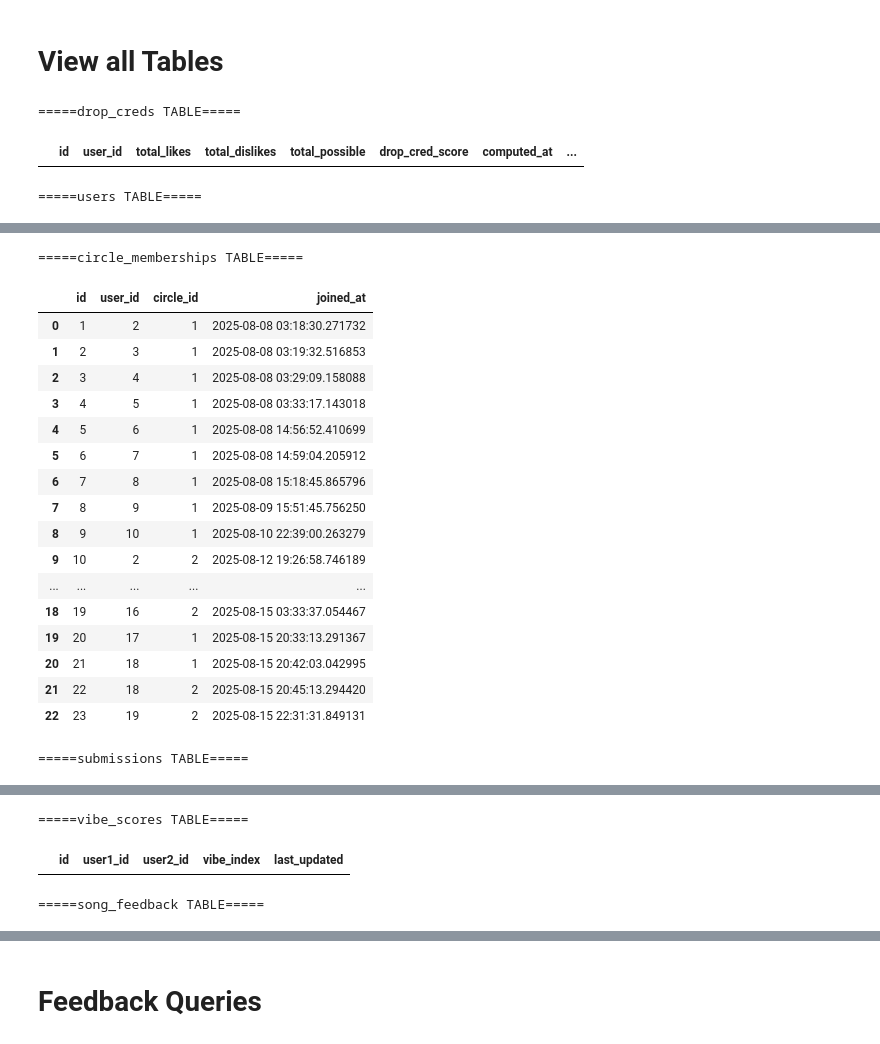
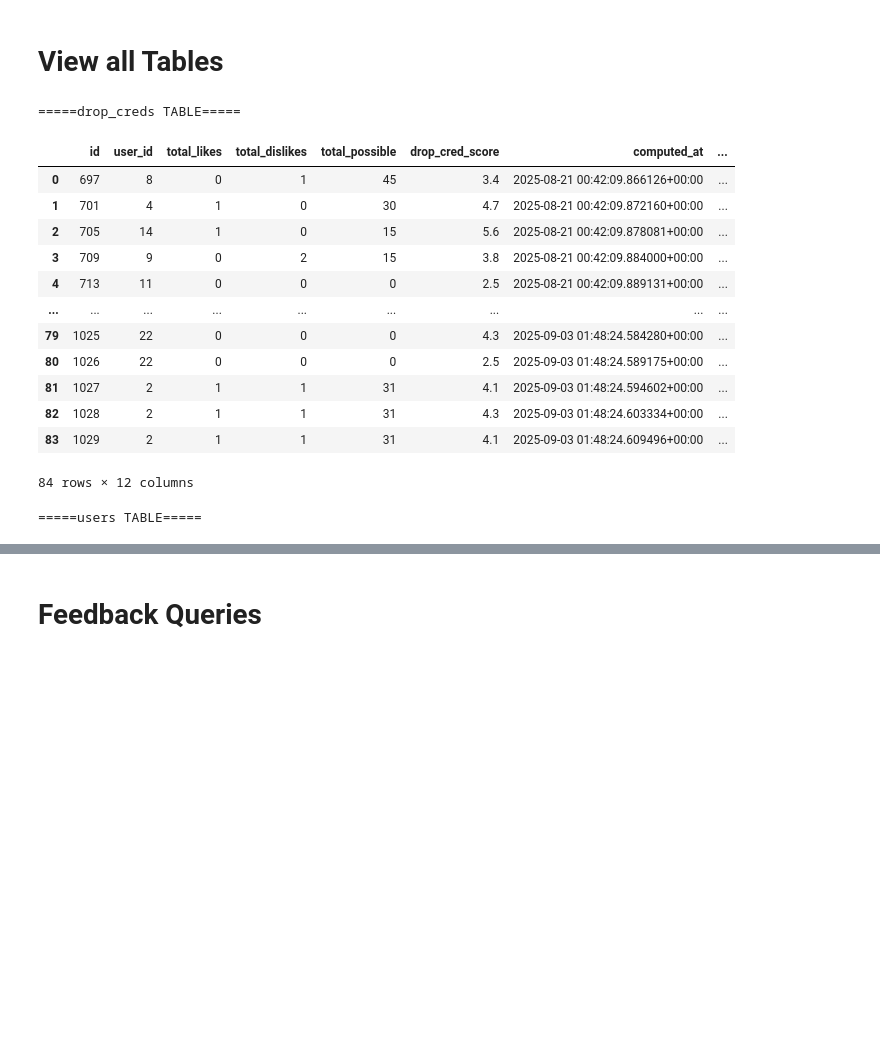
Before and after one commit to nickhellmer/vibedrop, a Jupyter notebook: inspect_db-prod.ipynb, the cells around one changed output, grey strips where cells are left out. Cells and saved outputs as stored; diff of their text form; code cells hidden in the pictures; blank space fills up the shorter version.

```diff
--- a/inspect_db-prod.ipynb
+++ b/inspect_db-prod.ipynb
@@ -52,30 +245,54 @@ ORDER BY table_name
 # %%
 print("\n\n\n\n=====drop_creds TABLE=====")
 display(sql_df("""
 SELECT * FROM drop_creds
 """))
 print("\n\n\n\n=====users TABLE=====")
 display(sql_df("""
 SELECT * FROM "users"
 """))
-print("\n\n\n\n=====circle_memberships TABLE=====")
-display(sql_df("""
-SELECT * FROM circle_memberships
-"""))
-print("\n\n\n\n=====submissions TABLE=====")
-display(sql_df("""
-SELECT * FROM submissions
-"""))
-print("\n\n\n\n=====vibe_scores TABLE=====")
-display(sql_df("""
-SELECT * FROM vibe_scores
-"""))
-print("\n\n\n\n=====song_feedback TABLE=====")
-display(sql_df("""
-SELECT * FROM song_feedback
-"""))
+# print("\n\n\n\n=====circle_memberships TABLE=====")
+# display(sql_df("""
+# SELECT * FROM circle_memberships
+# """))
+# print("\n\n\n\n=====submissions TABLE=====")
+# display(sql_df("""
+# SELECT * FROM submissions
+# """))
+# print("\n\n\n\n=====vibe_scores TABLE=====")
+# display(sql_df("""
+# SELECT * FROM vibe_scores
+# """))
+# print("\n\n\n\n=====song_feedback TABLE=====")
+# display(sql_df("""
+# SELECT * FROM song_feedback
+# """))
+# print("\n\n\n\n=====sound_circles TABLE=====")
+# display(sql_df("""
+# SELECT * FROM "sound_circles"
+# """))
+# print("\n\n\n\n=====alembic_version TABLE=====")
+# display(sql_df("""
+# SELECT * FROM alembic_version
+# """))
+# print("\n\n\n\n=====alembic_version TABLE=====")
+# display(sql_df("""
+# SELECT * FROM feedback
+# """))
 # %% [output]
 =====drop_creds TABLE=====
 |  | id | user_id | total_likes | total_dislikes | total_possible | drop_cred_score | computed_at | ... |
+| 0 | 697 | 8 | 0 | 1 | 45 | 3.4 | 2025-08-21 00:42:09.866126+00:00 | ... |
+| 1 | 701 | 4 | 1 | 0 | 30 | 4.7 | 2025-08-21 00:42:09.872160+00:00 | ... |
+| 2 | 705 | 14 | 1 | 0 | 15 | 5.6 | 2025-08-21 00:42:09.878081+00:00 | ... |
+| 3 | 709 | 9 | 0 | 2 | 15 | 3.8 | 2025-08-21 00:42:09.884000+00:00 | ... |
+| 4 | 713 | 11 | 0 | 0 | 0 | 2.5 | 2025-08-21 00:42:09.889131+00:00 | ... |
+| ... | ... | ... | ... | ... | ... | ... | ... | ... |
+| 79 | 1025 | 22 | 0 | 0 | 0 | 4.3 | 2025-09-03 01:48:24.584280+00:00 | ... |
+| 80 | 1026 | 22 | 0 | 0 | 0 | 2.5 | 2025-09-03 01:48:24.589175+00:00 | ... |
+| 81 | 1027 | 2 | 1 | 1 | 31 | 4.1 | 2025-09-03 01:48:24.594602+00:00 | ... |
+| 82 | 1028 | 2 | 1 | 1 | 31 | 4.3 | 2025-09-03 01:48:24.603334+00:00 | ... |
+| 83 | 1029 | 2 | 1 | 1 | 31 | 4.1 | 2025-09-03 01:48:24.609496+00:00 | ... |
-=====users TABLE=====
+84 rows × 12 columns
+=====users TABLE=====
 |  | id | spotify_id | vibedrop_username | display_name | email | access_token | refresh_token | ... |
@@ -98,19 +314,0 @@ SELECT * FROM song_feedback
-=====circle_memberships TABLE=====
-|  | id | user_id | circle_id | joined_at |
-| 0 | 1 | 2 | 1 | 2025-08-08 03:18:30.271732 |
-| 1 | 2 | 3 | 1 | 2025-08-08 03:19:32.516853 |
-| 2 | 3 | 4 | 1 | 2025-08-08 03:29:09.158088 |
-| 3 | 4 | 5 | 1 | 2025-08-08 03:33:17.143018 |
-| 4 | 5 | 6 | 1 | 2025-08-08 14:56:52.410699 |
-| 5 | 6 | 7 | 1 | 2025-08-08 14:59:04.205912 |
-| 6 | 7 | 8 | 1 | 2025-08-08 15:18:45.865796 |
-| 7 | 8 | 9 | 1 | 2025-08-09 15:51:45.756250 |
-| 8 | 9 | 10 | 1 | 2025-08-10 22:39:00.263279 |
-| 9 | 10 | 2 | 2 | 2025-08-12 19:26:58.746189 |
-| ... | ... | ... | ... | ... |
-| 18 | 19 | 16 | 2 | 2025-08-15 03:33:37.054467 |
-| 19 | 20 | 17 | 1 | 2025-08-15 20:33:13.291367 |
-| 20 | 21 | 18 | 1 | 2025-08-15 20:42:03.042995 |
-| 21 | 22 | 18 | 2 | 2025-08-15 20:45:13.294420 |
-| 22 | 23 | 19 | 2 | 2025-08-15 22:31:31.849131 |
-=====submissions TABLE=====
@@ -134,3 +314,0 @@ SELECT * FROM song_feedback
-=====vibe_scores TABLE=====
-|  | id | user1_id | user2_id | vibe_index | last_updated |
-=====song_feedback TABLE=====
```
Also changed, not shown: parts of 8 cells of this notebook, 26 other files.
